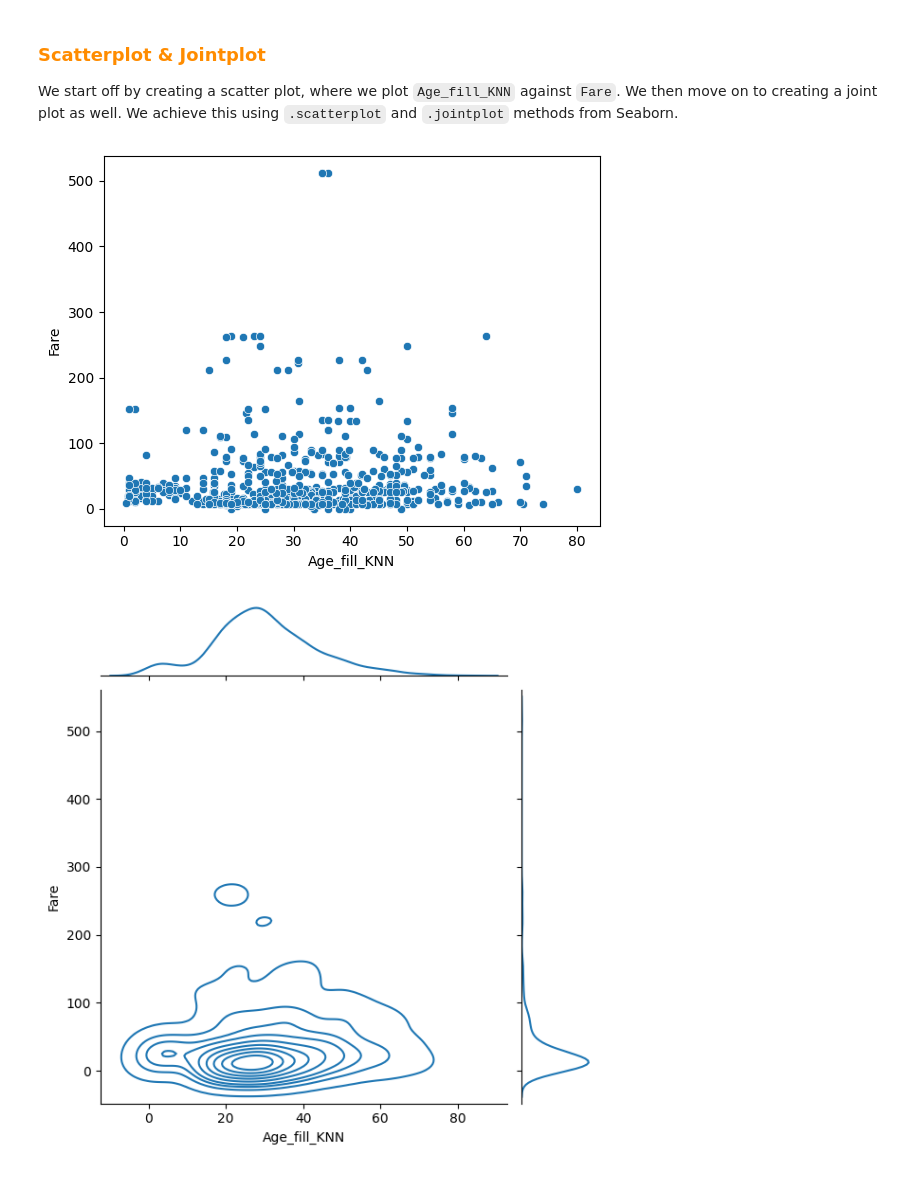
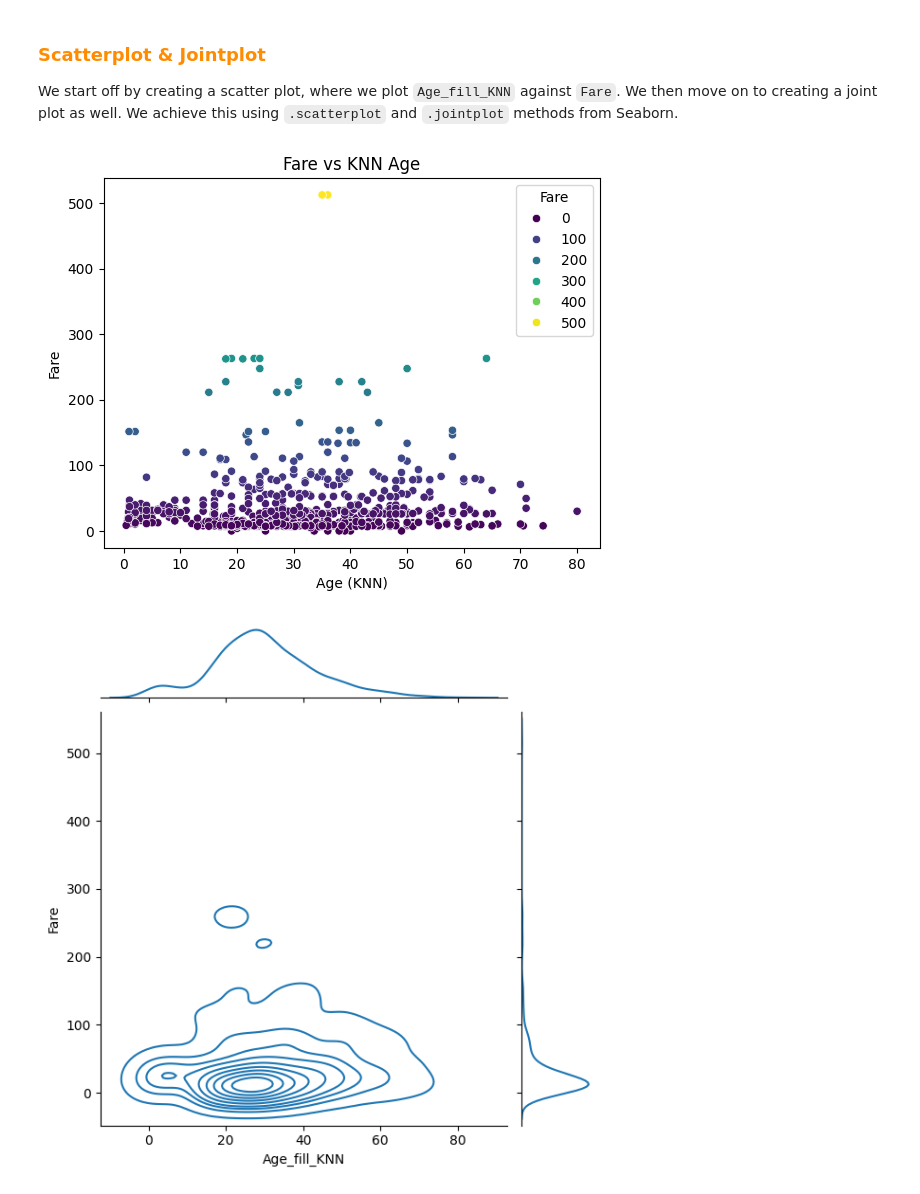
Before and after one commit to chowdhuryj-github/DataScienceDataAnalysis, a Jupyter notebook: wk_03/lab/Lab_3_JIC.ipynb, the cells around one changed output. Saved outputs shown, nothing was run; the diff lists cells and outputs as text; code cells hidden in the pictures.

Commit message:
graph fix commit

```diff
--- a/wk_03/lab/Lab_3_JIC.ipynb
+++ b/wk_03/lab/Lab_3_JIC.ipynb
@@ -596,14 +596,19 @@ We start off by creating a scatter plot, where we plot `Age_fill_KNN` against `F
 # %%
 # extrating the age_fill_KNN and fare from the titanic dataset
 age_fare_df = titanic_df[['Age_fill_KNN', 'Fare']]
 
 # plotting the scatter plot
-sns.scatterplot(x="Age_fill_KNN", y="Fare", data=age_fare_df)
+sns.scatterplot(x="Age_fill_KNN", y="Fare", data=age_fare_df, hue="Fare", palette="viridis")
+
+# setting up the plot details
+plt.title("Fare vs KNN Age")
+plt.xlabel("Age (KNN)")
+plt.ylabel("Fare")
 
 # displaying the plot
 plt.show()
 # %% [output]
-[figure, old version]
+[figure, new version]
 # %%
 # creating the joint plot
 sns.jointplot(x="Age_fill_KNN", y="Fare", data=age_fare_df, kind='kde')
```
Also changed, not shown: parts of 2 cells of this notebook.
